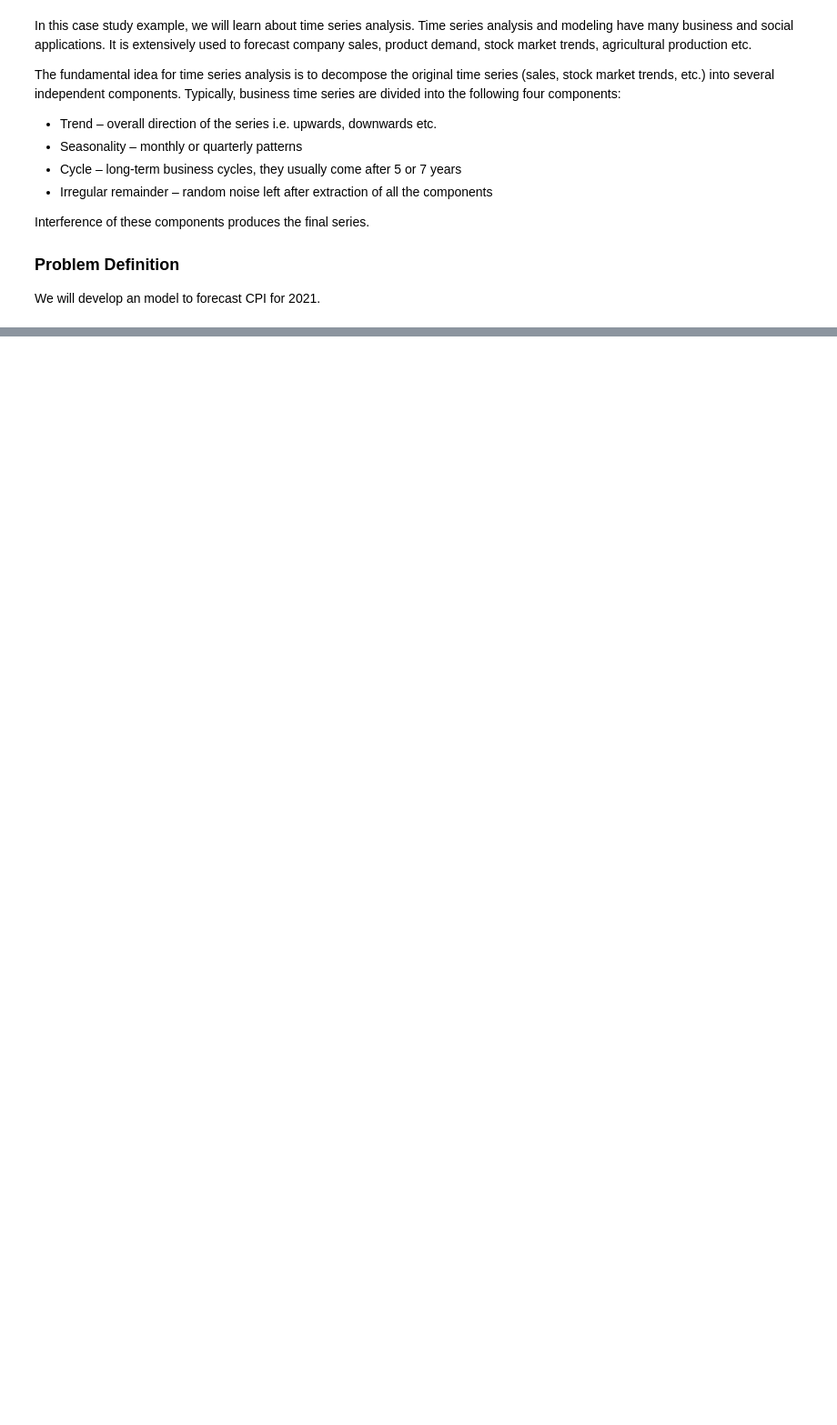
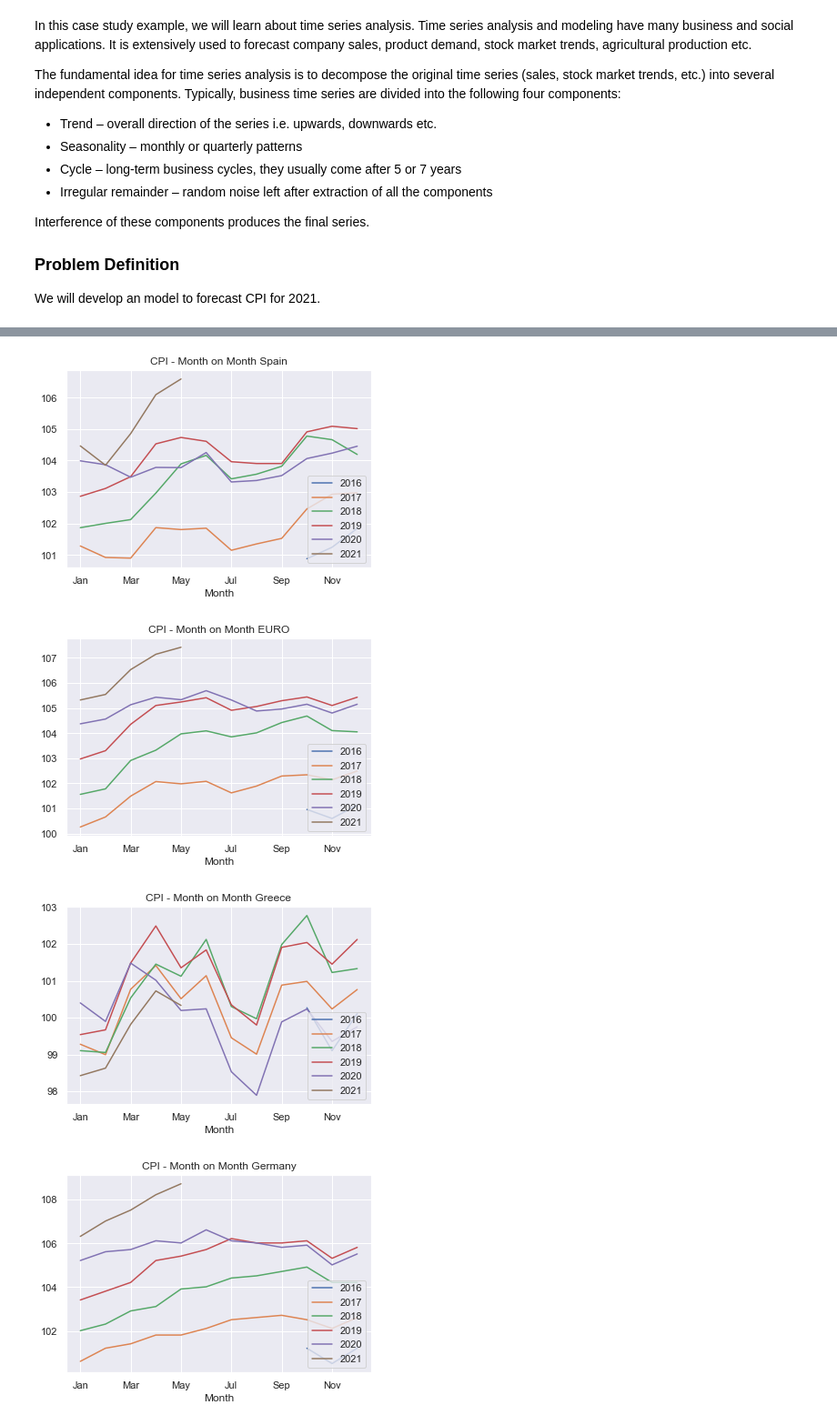
Before and after one commit to tajalahluwalia/data_tools_final_project, a Jupyter notebook: DataScienceToolsFinalProject.ipynb, the cells around one changed output, grey strips where cells are left out. Shown at 91% size. Cells and saved outputs as stored; diff of their text form; code cells hidden in the pictures; blank space fills up the shorter version.

```diff
--- a/DataScienceToolsFinalProject.ipynb
+++ b/DataScienceToolsFinalProject.ipynb
@@ -236,0 +308,26 @@ We will develop an model to forecast CPI for 2021.
+# %%
+import calendar
+
+for country in countries:
+    dates = pd.date_range(start='2016-10-01', freq='MS', periods=len(final_df[final_df.Country == country]))
+
+    seasonal_data = final_df[final_df.Country == country].copy()
+
+    seasonal_data['Month'] = dates.month
+    seasonal_data['Month'] = seasonal_data['Month'].apply(lambda x: calendar.month_abbr[x])
+    seasonal_data['Year'] = dates.year
+
+    seasonal_data = seasonal_data[['Month', 'Year','cpi']]
+
+    monthly_data = pd.pivot_table(seasonal_data, values = "cpi", columns = "Year", index = "Month")
+    monthly_data = monthly_data.reindex(index = ['Jan','Feb','Mar', 'Apr', 'May', 'Jun', 'Jul', 'Aug', 'Sep', 'Oct', 'Nov', 'Dec'])
+    monthly_data = monthly_data.iloc[:, :6]
+    monthly_data.plot()
+    plt.legend(loc ="lower right")
+    plt.title(("CPI - Month on Month " + country))
+    plt.show()
+# %% [output]
+[figure, added]
+[figure, added]
+[figure, added]
+[figure, added]
```
Also changed, not shown: parts of 47 cells of this notebook, 11 other files.
